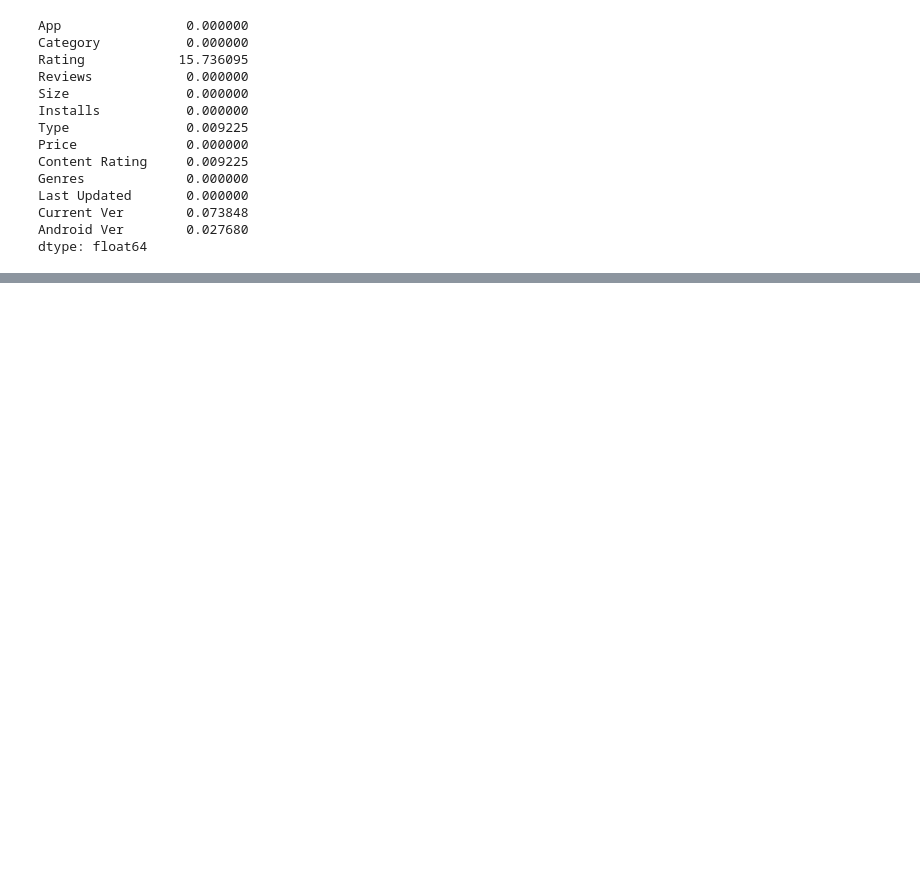
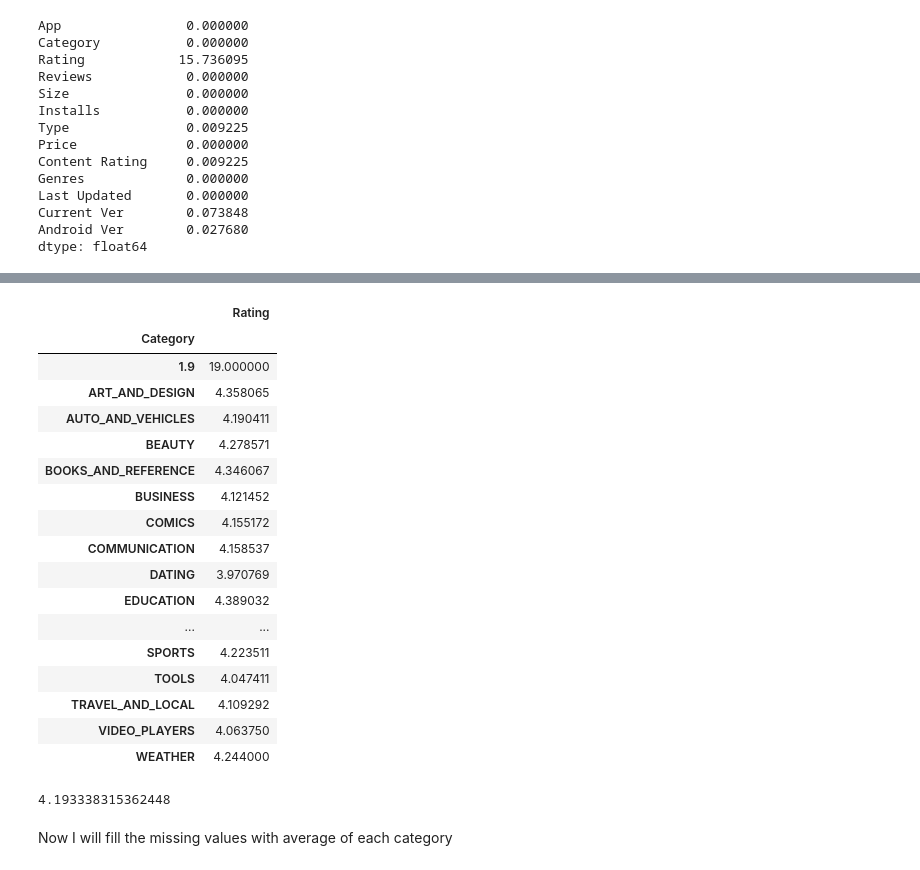
Before and after one commit to kaustubhgupta/Data-Analysis-Hub, a Jupyter notebook: Notebooks/Google Play Store Analysis.ipynb, the cells around one changed output, grey strips where cells are left out. Cells and saved outputs as stored; diff of their text form; code cells hidden in the pictures; blank space fills up the shorter version.

```diff
--- a/Notebooks/Google Play Store Analysis.ipynb
+++ b/Notebooks/Google Play Store Analysis.ipynb
@@ -193,0 +198,27 @@ sns.boxenplot(x=imputed.transform(app_data.Rating.values.reshape(-1,1)), data=ap
+# %%
+app_data.groupby(by='Category').mean()
+# %% [output]
+|  | Rating |
+| Category |  |
+| 1.9 | 19.000000 |
+| ART_AND_DESIGN | 4.358065 |
+| AUTO_AND_VEHICLES | 4.190411 |
+| BEAUTY | 4.278571 |
+| BOOKS_AND_REFERENCE | 4.346067 |
+| BUSINESS | 4.121452 |
+| COMICS | 4.155172 |
+| COMMUNICATION | 4.158537 |
+| DATING | 3.970769 |
+| EDUCATION | 4.389032 |
+| ... | ... |
+| SPORTS | 4.223511 |
+| TOOLS | 4.047411 |
+| TRAVEL_AND_LOCAL | 4.109292 |
+| VIDEO_PLAYERS | 4.063750 |
+| WEATHER | 4.244000 |
+# %%
+app_data.Rating.mean()
+# %% [output]
+4.193338315362448
+# %% [markdown]
+Now I will fill the missing values with average of each category
```
Also changed, not shown: parts of 26 cells of this notebook.
